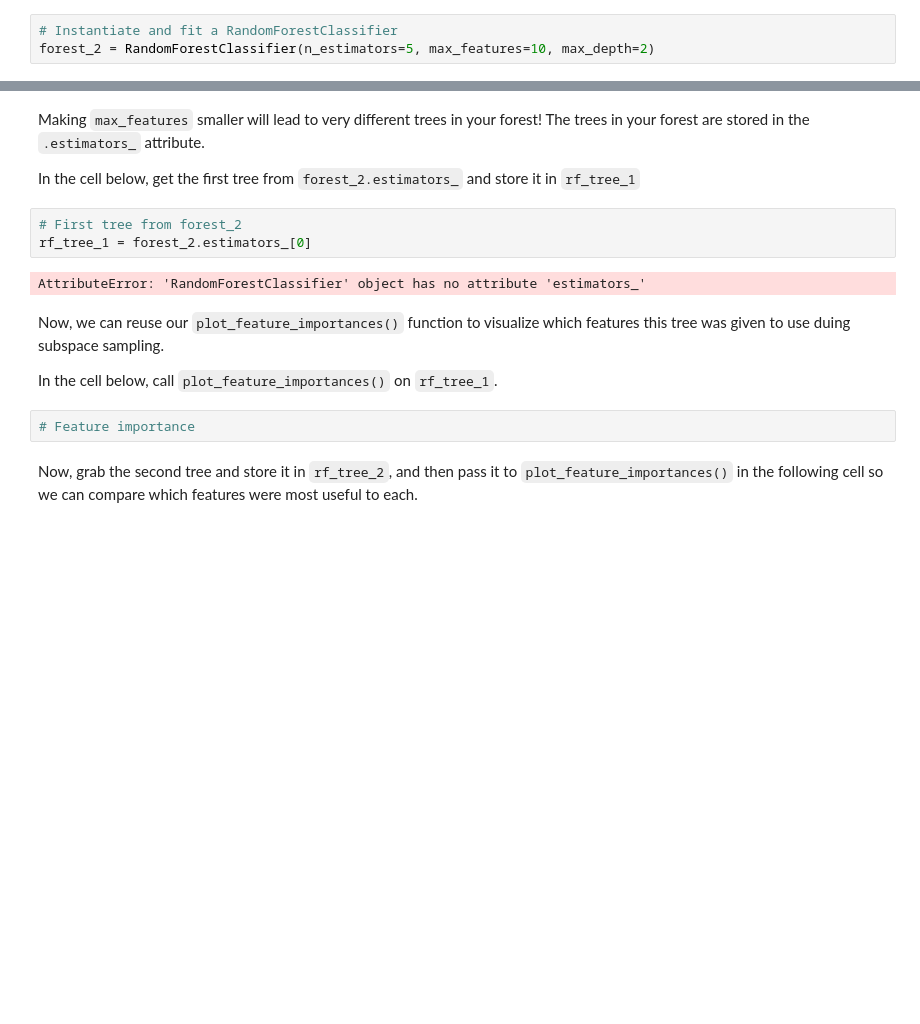
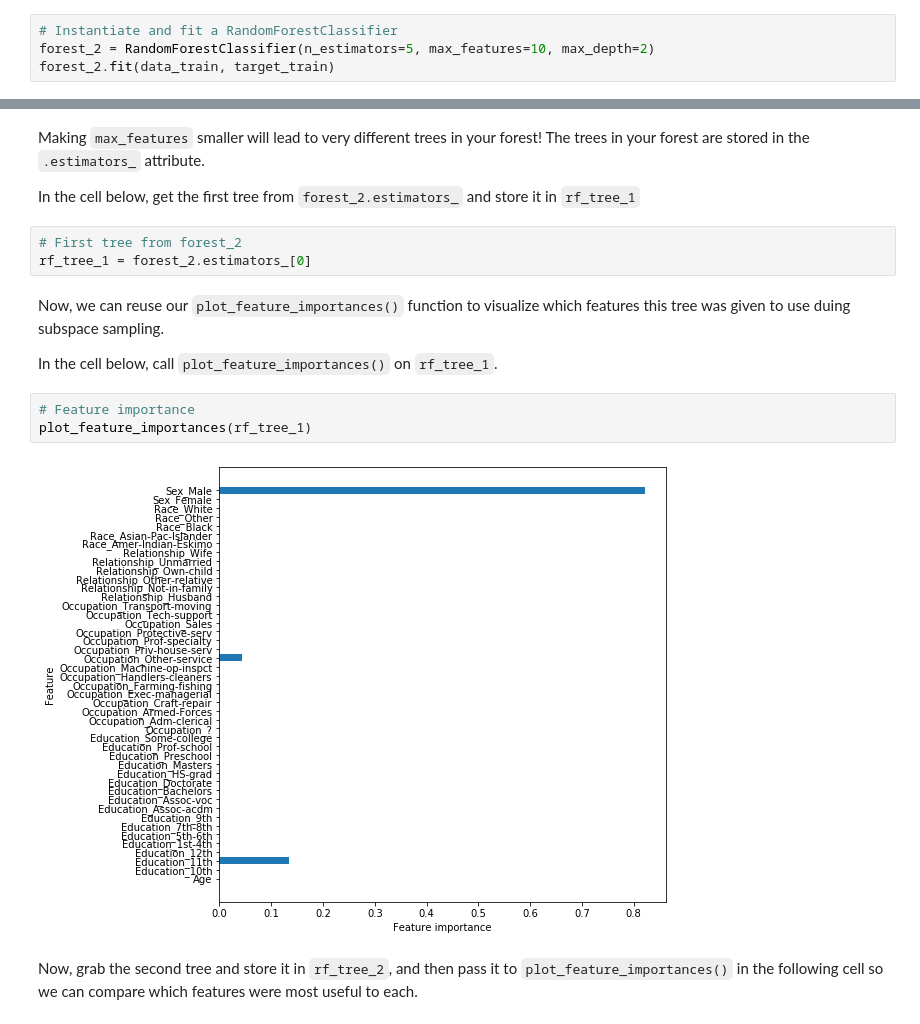
Before and after one commit to yagutaro/dsc-tree-ensembles-random-forests-lab-hbs-ds-060120, a Jupyter notebook: index.ipynb, the cells around one changed output, grey strips where cells are left out. Cells and saved outputs as stored; diff of their text form; blank space fills up the shorter version.

```diff
--- a/index.ipynb
+++ b/index.ipynb
@@ -283,3 +283,4 @@ In the cell below, create another `RandomForestClassifier`.  Set the number of e
 # %%
 # Instantiate and fit a RandomForestClassifier
 forest_2 = RandomForestClassifier(n_estimators=5, max_features=10, max_depth=2)
+forest_2.fit(data_train, target_train)
@@ -290,14 +299,15 @@ In the cell below, get the first tree from `forest_2.estimators_` and store it i
 # %%
 # First tree from forest_2
 rf_tree_1 = forest_2.estimators_[0]
-# %% [output]
-AttributeError: 'RandomForestClassifier' object has no attribute 'estimators_'
 # %% [markdown]
 Now, we can reuse our `plot_feature_importances()` function to visualize which features this tree was given to use duing subspace sampling.
 
 In the cell below, call `plot_feature_importances()` on `rf_tree_1`.
 # %%
 # Feature importance
+plot_feature_importances(rf_tree_1)
+# %% [output]
+[figure, added]
 # %% [markdown]
 Now, grab the second tree and store it in `rf_tree_2`, and then pass it to `plot_feature_importances()` in the following cell so we can compare which features were most useful to each.
 # %%
```
Also changed, not shown: parts of 1 cell of this notebook.
